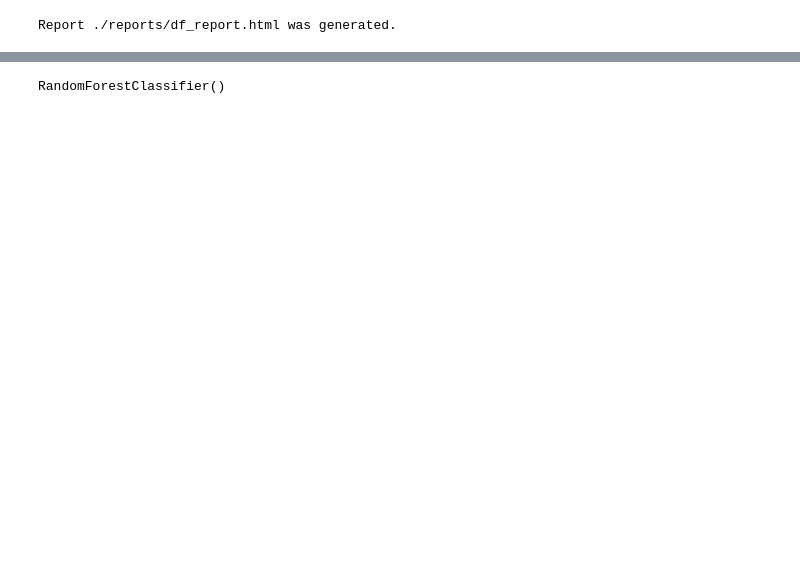
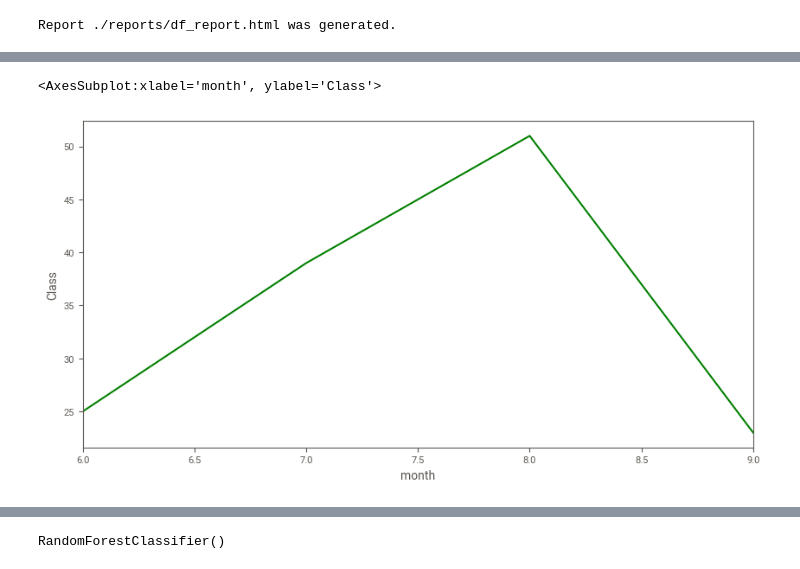
Before and after one commit to AymanMak1/Algerian-Forest-Fires, a Jupyter notebook: project.ipynb, the cells around one changed output, grey strips where cells are left out. Drawn from its saved outputs; the diff is of its cells as text; code cells hidden in the pictures; blank space fills up the shorter version.

```diff
--- a/project.ipynb
+++ b/project.ipynb
@@ -484,0 +540,7 @@ Report ./reports/df_report.html was generated.
+# %%
+plt.figure(figsize=[10,5])
+plt.xlim([6,9])
+sns.lineplot(x='month', y="Class", data=by_month[['month','Class']], color='green')
+# %% [output]
+<AxesSubplot:xlabel='month', ylabel='Class'>
+[figure, added]
```
Also changed, not shown: parts of 57 cells of this notebook, 4 other files.
